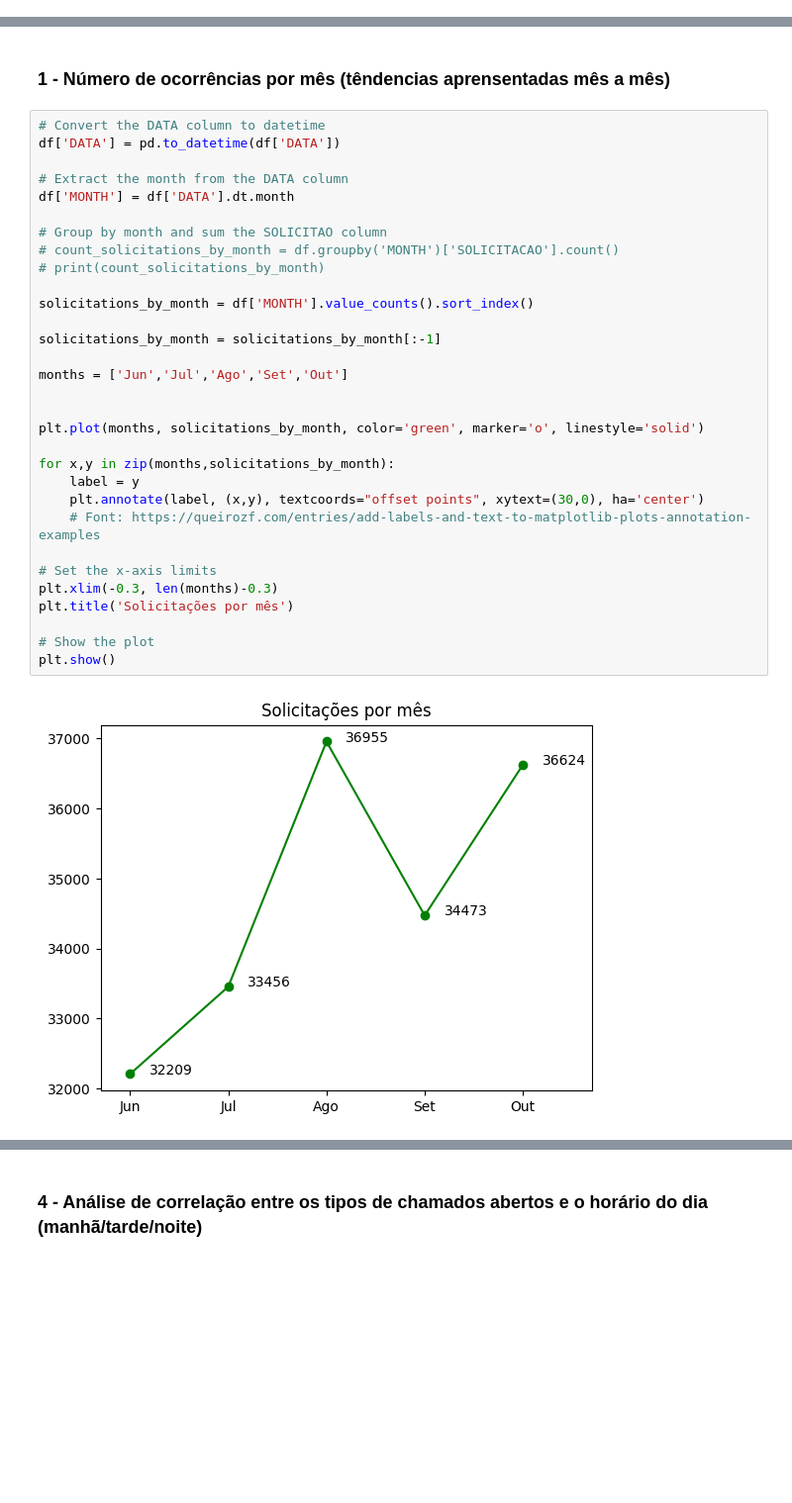
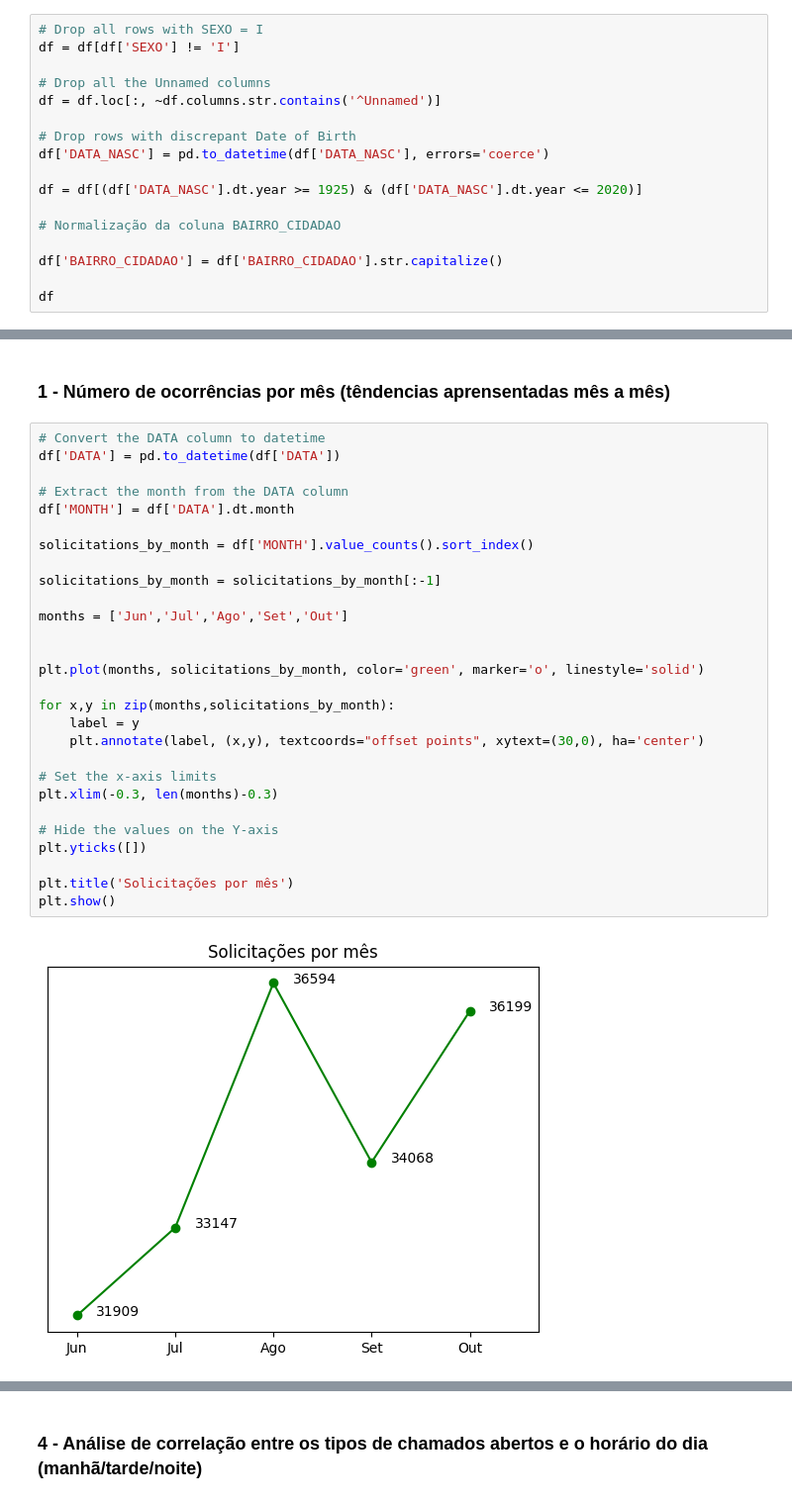
Before and after one commit to FabioKishino/projeto-python-ada, a Jupyter notebook: Projeto.ipynb, the cells around one changed output, grey strips where cells are left out. Shown: that part at 99% size. Drawn from its saved outputs; the diff is of its cells as text; blank space fills up the shorter version.

```diff
--- a/Projeto.ipynb
+++ b/Projeto.ipynb
@@ -77,0 +73,17 @@ df
+# %%
+# Drop all rows with SEXO = I
+df = df[df['SEXO'] != 'I']
+
+# Drop all the Unnamed columns
+df = df.loc[:, ~df.columns.str.contains('^Unnamed')]
+
+# Drop rows with discrepant Date of Birth
+df['DATA_NASC'] = pd.to_datetime(df['DATA_NASC'], errors='coerce')
+
+df = df[(df['DATA_NASC'].dt.year >= 1925) & (df['DATA_NASC'].dt.year <= 2020)]
+
+# Normalização da coluna BAIRRO_CIDADAO
+
+df['BAIRRO_CIDADAO'] = df['BAIRRO_CIDADAO'].str.capitalize()
+
+df
@@ -80,33 +106,30 @@ df
 # %%
 # Convert the DATA column to datetime
 df['DATA'] = pd.to_datetime(df['DATA'])
 
 # Extract the month from the DATA column
 df['MONTH'] = df['DATA'].dt.month
-
-# Group by month and sum the SOLICITAO column
-# count_solicitations_by_month = df.groupby('MONTH')['SOLICITACAO'].count()
-# print(count_solicitations_by_month)
 
 solicitations_by_month = df['MONTH'].value_counts().sort_index()
 
 solicitations_by_month = solicitations_by_month[:-1]
 
 months = ['Jun','Jul','Ago','Set','Out']
 
 
 plt.plot(months, solicitations_by_month, color='green', marker='o', linestyle='solid')
 
 for x,y in zip(months,solicitations_by_month):
     label = y
     plt.annotate(label, (x,y), textcoords="offset points", xytext=(30,0), ha='center')
-    # Font: https://queirozf.com/entries/add-labels-and-text-to-matplotlib-plots-annotation-examples
 
 # Set the x-axis limits
 plt.xlim(-0.3, len(months)-0.3)
+
+# Hide the values on the Y-axis
+plt.yticks([])
+
 plt.title('Solicitações por mês')
-
-# Show the plot
 plt.show()
 # %% [output]
-[figure, old version]
+[figure, new version]
```
Also changed, not shown: parts of 19 cells of this notebook.
